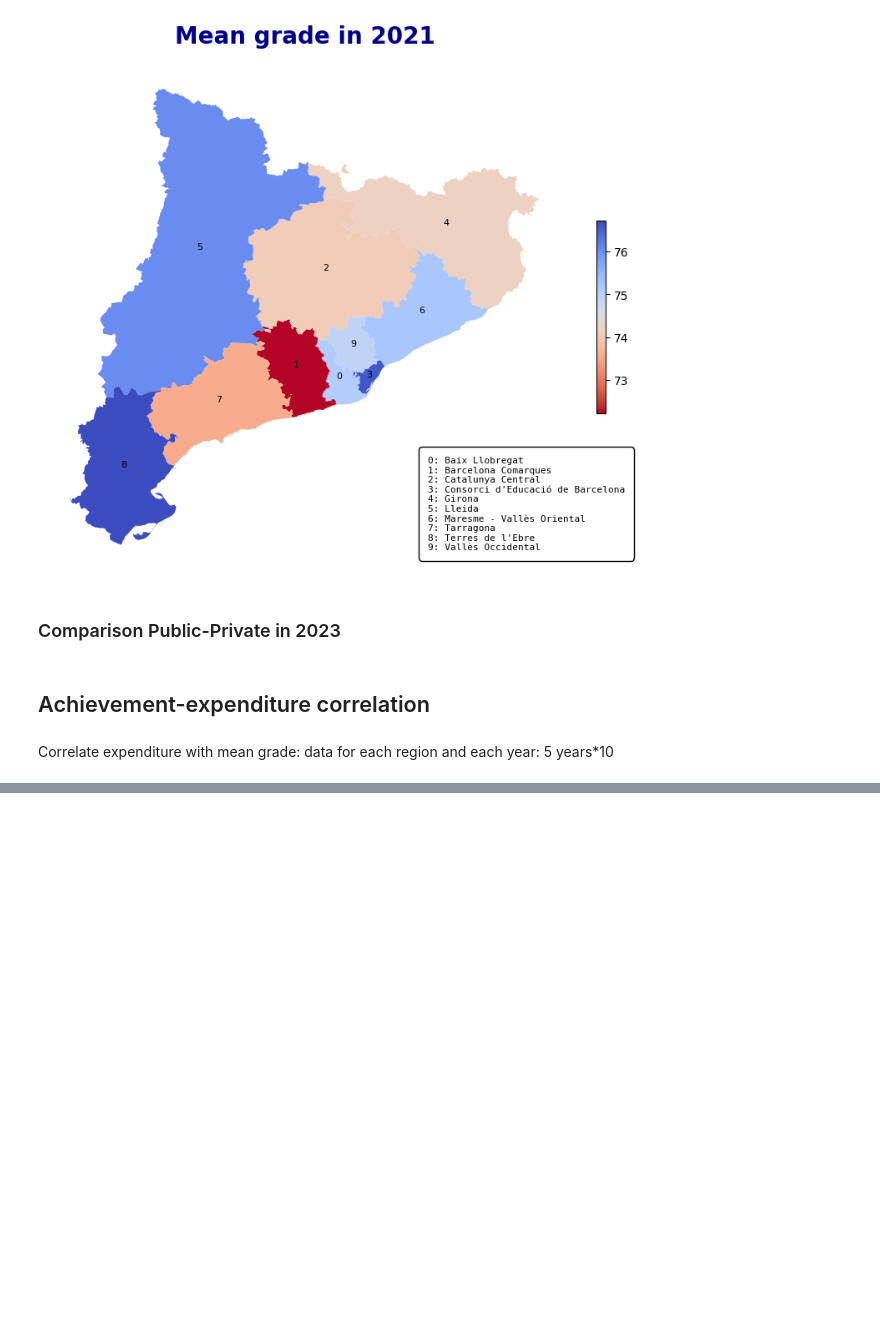
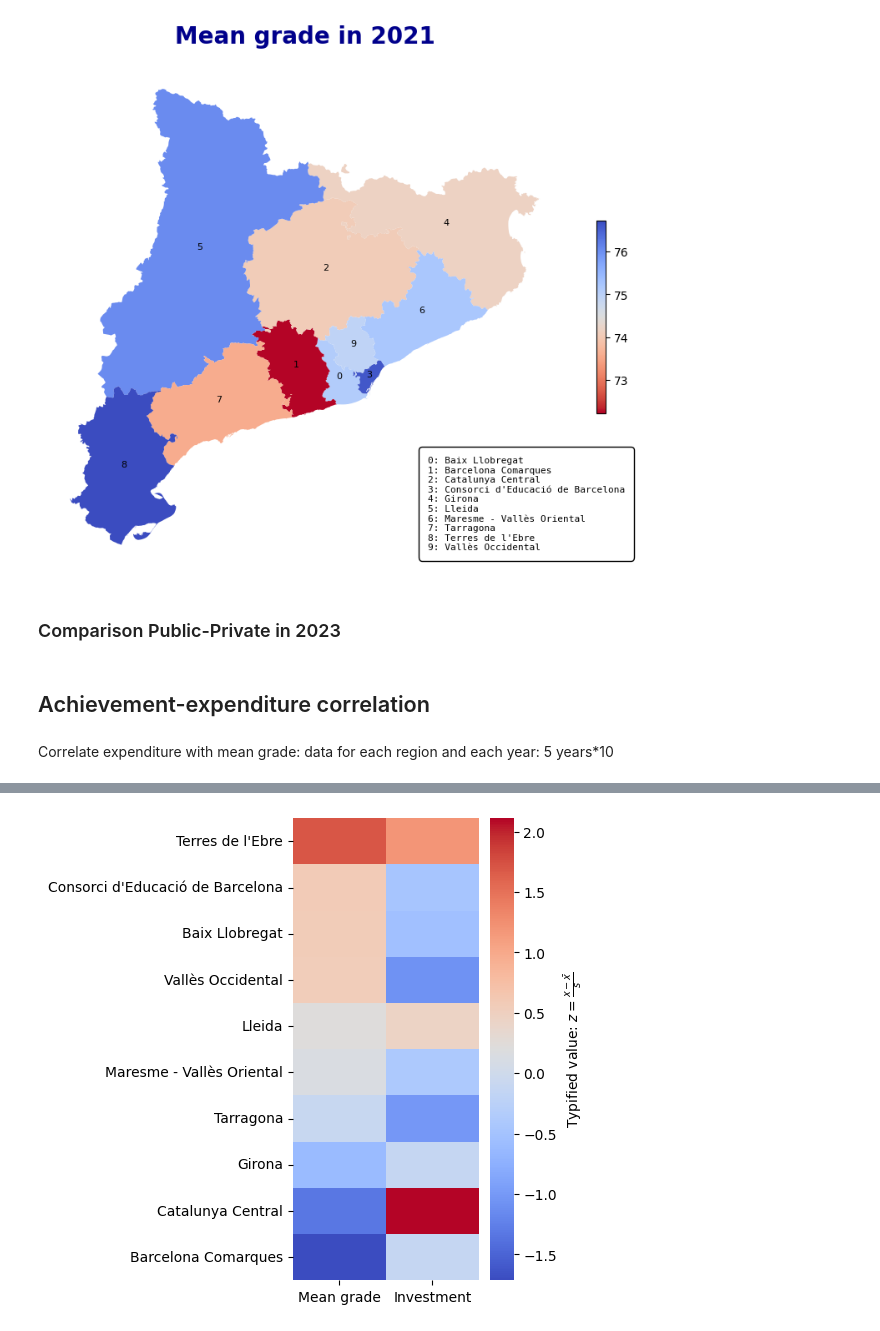
Before and after one commit to edejuan2002/avdm_Competecies, a Jupyter notebook: Eduardo/ed_approach.ipynb, the cells around one changed output, grey strips where cells are left out. Cells and saved outputs as stored; diff of their text form; code cells hidden in the pictures; blank space fills up the shorter version.

```diff
--- a/Eduardo/ed_approach.ipynb
+++ b/Eduardo/ed_approach.ipynb
@@ -334,0 +334,22 @@ Correlation Coefficient: 0.16
+# %%
+new_df = im_df.set_index('area_territorial')[['mean_grade', 'brut_per_alumne']]
+# Reorder the DataFrame by 'mean_grade' in increasing order
+new_df = new_df.sort_values(by='mean_grade', ascending=False)
+# normalize grades column
+m_g = new_df.mean_grade.mean()
+s_g = new_df.mean_grade.std()
+new_df['mean_grade'] = (new_df['mean_grade'] - m_g)/s_g
+# normalize investment column
+m_i = new_df.brut_per_alumne.mean()
+s_i = new_df.brut_per_alumne.std()
+new_df['brut_per_alumne'] = (new_df['brut_per_alumne'] - m_i)/s_i
+
+data = new_df.to_numpy()
+# Create the imshow plot
+plt.figure(figsize=(3, 6))
+sns.heatmap(data, cmap='coolwarm', cbar_kws={'label': r'Typified value: $z = \frac{x-\bar{x}}{s}$'},
+            xticklabels={'Mean grade','Investment'}, yticklabels=new_df.index, fmt='.2f')
+
+plt.show()
+# %% [output]
+[figure, added]
```
Also changed, not shown: parts of 6 cells of this notebook, 1 other file.
